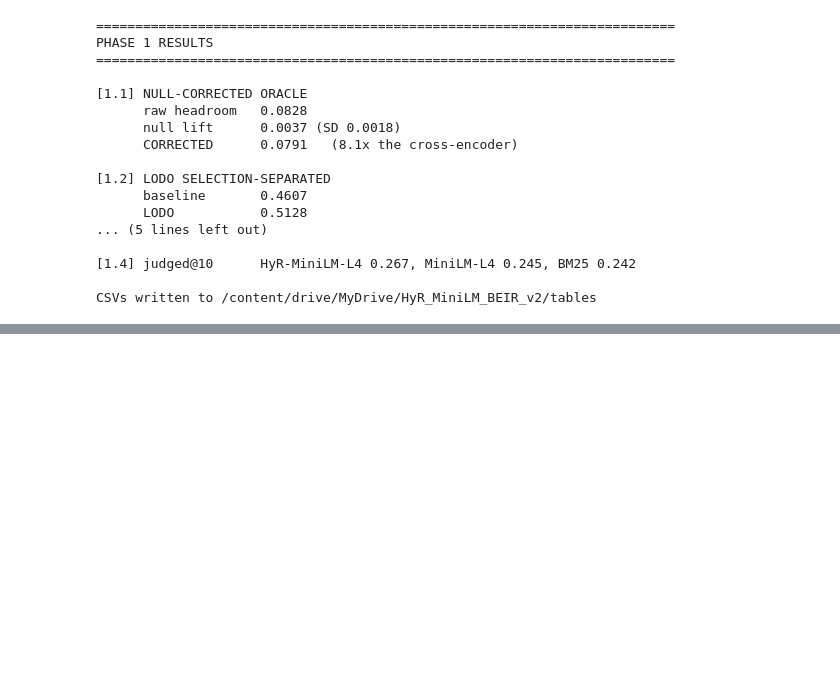
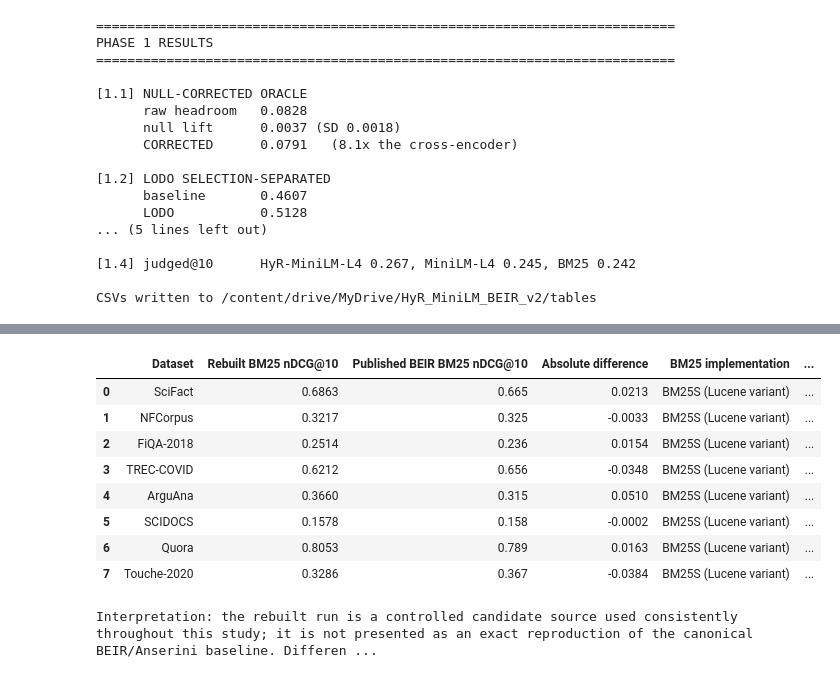
Before and after one commit to ibrahimjamadi98/HyR_MiniLM_Paper_Reproduction, a Jupyter notebook: HyR_MiniLM_Paper_Reproduction.ipynb, the cells around one changed output, grey strips where cells are left out. Cells and saved outputs as stored; diff of their text form; code cells hidden in the pictures; blank space fills up the shorter version.

Commit message:
Align reproduction artifact with revised manuscript
Replace the executed notebook and update README and citation metadata for the Interaction-Budget-Matched paper and Zenodo v1.1.0 release.

```diff
--- a/HyR_MiniLM_Paper_Reproduction.ipynb
+++ b/HyR_MiniLM_Paper_Reproduction.ipynb
@@ -4440,0 +6123,73 @@ CSVs written to /content/drive/MyDrive/HyR_MiniLM_BEIR_v2/tables
+# %%
+_BEIR_PUBLISHED = globals().get(
+    'BEIR_PUBLISHED_BM25',
+    {
+        'scifact': 0.665,
+        'nfcorpus': 0.325,
+        'fiqa': 0.236,
+        'trec-covid': 0.656,
+        'arguana': 0.315,
+        'scidocs': 0.158,
+        'quora': 0.789,
+        'webis-touche2020': 0.367,
+    },
+)
+
+rows = []
+
+for name in DATASETS:
+    rebuilt = evaluate_run(
+        BUNDLES[name],
+        CORE_RUNS[name]['Rebuilt BM25'],
+    )['nDCG@10']
+    published = _BEIR_PUBLISHED.get(
+        name,
+        np.nan,
+    )
+
+    rows.append({
+        'Dataset': DISPLAY_NAMES[name],
+        'Rebuilt BM25 nDCG@10': rebuilt,
+        'Published BEIR BM25 nDCG@10': published,
+        'Absolute difference': (
+            rebuilt - published
+            if np.isfinite(published)
+            else np.nan
+        ),
+        'BM25 implementation': 'BM25S (Lucene variant)',
+        'k1': BM25_K1,
+        'b': BM25_B,
+        'Stopwords': 'English',
+        'Stemmer': 'English Snowball / PyStemmer',
+        'Tie-breaking': 'document id ascending after score',
+    })
+
+BM25_RECONCILIATION = pd.DataFrame(rows)
+
+BM25_RECONCILIATION.to_csv(
+    EXTENDED_TABLE_DIR
+    / 'Table_Rebuilt_BM25_Reconciliation.csv',
+    index=False,
+)
+
+display(BM25_RECONCILIATION.round(4))
+
+print(
+    '\nInterpretation: the rebuilt run is a '
+    'controlled candidate source used consistently throughout this study; '
+    'it is not presented as an exact reproduction of the canonical '
+    'BEIR/Anserini baseline. Differences can arise from implementation, '
+    'tokenization, stemming, stopword handling, parameterization, and '
+    'deterministic tie-breaking.'
+)
+# %% [output]
+|  | Dataset | Rebuilt BM25 nDCG@10 | Published BEIR BM25 nDCG@10 | Absolute difference | BM25 implementation | ... |
+| 0 | SciFact | 0.6863 | 0.665 | 0.0213 | BM25S (Lucene variant) | ... |
+| 1 | NFCorpus | 0.3217 | 0.325 | -0.0033 | BM25S (Lucene variant) | ... |
+| 2 | FiQA-2018 | 0.2514 | 0.236 | 0.0154 | BM25S (Lucene variant) | ... |
+| 3 | TREC-COVID | 0.6212 | 0.656 | -0.0348 | BM25S (Lucene variant) | ... |
+| 4 | ArguAna | 0.3660 | 0.315 | 0.0510 | BM25S (Lucene variant) | ... |
+| 5 | SCIDOCS | 0.1578 | 0.158 | -0.0002 | BM25S (Lucene variant) | ... |
+| 6 | Quora | 0.8053 | 0.789 | 0.0163 | BM25S (Lucene variant) | ... |
+| 7 | Touche-2020 | 0.3286 | 0.367 | -0.0384 | BM25S (Lucene variant) | ... |
+Interpretation: the rebuilt run is a controlled candidate source used consistently throughout this study; it is not presented as an exact reproduction of the canonical BEIR/Anserini baseline. Differen ...
```
Also changed, not shown: parts of 59 cells of this notebook, 2 other files.
